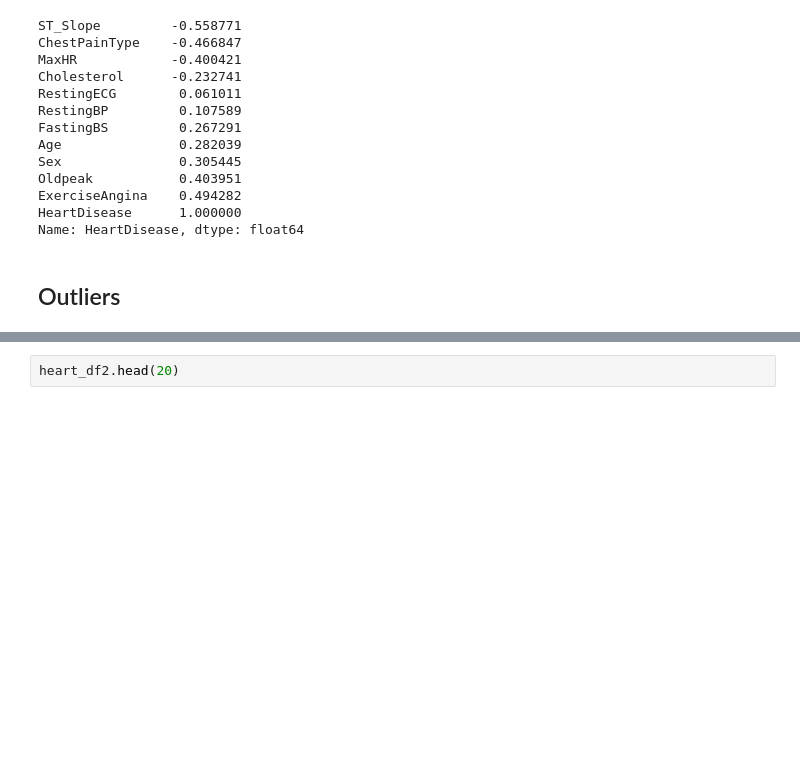
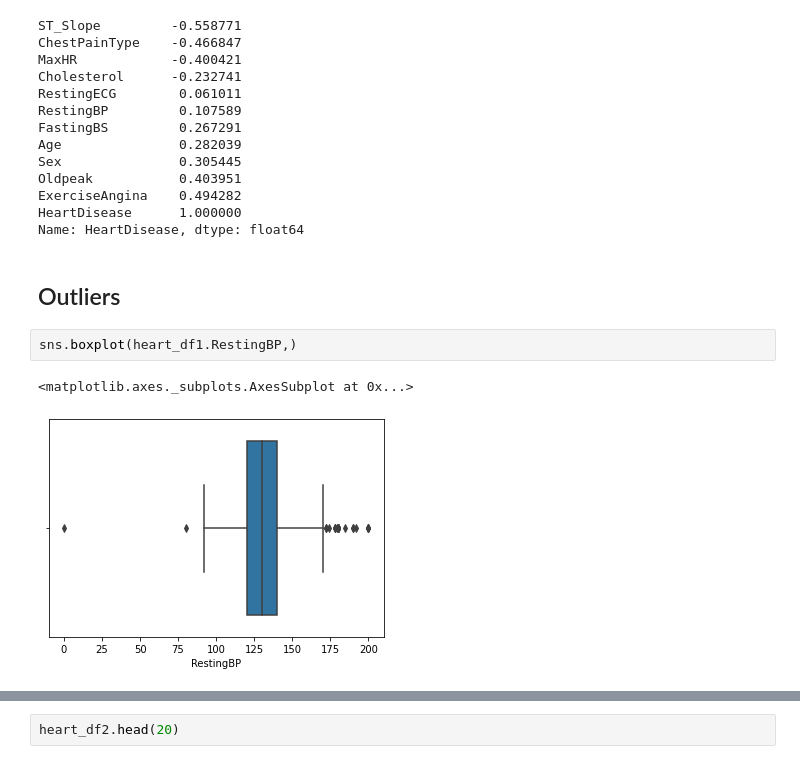
Before and after one commit to alialthiab/Data-Science, a Jupyter notebook: Heart_Disease_classification_project.ipynb, the cells around one changed output, grey strips where cells are left out. Drawn from its saved outputs; the diff is of its cells as text; blank space fills up the shorter version.

```diff
--- a/Heart_Disease_classification_project.ipynb
+++ b/Heart_Disease_classification_project.ipynb
@@ -199,3 +199,8 @@ HeartDisease      1.000000
 Name: HeartDisease, dtype: float64
 # %% [markdown]
 ## Outliers
+# %%
+sns.boxplot(heart_df1.RestingBP,)
+# %% [output]
+<matplotlib.axes._subplots.AxesSubplot at 0x...>
+[figure, added]
```
Also changed, not shown: parts of 33 cells of this notebook.
